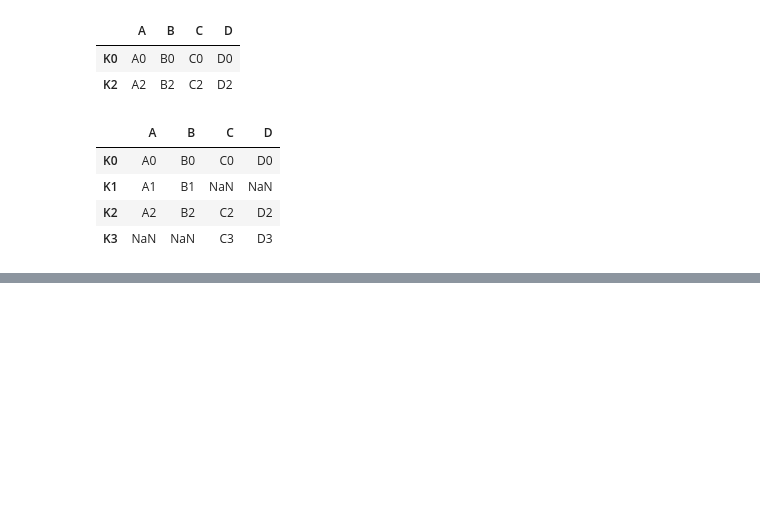
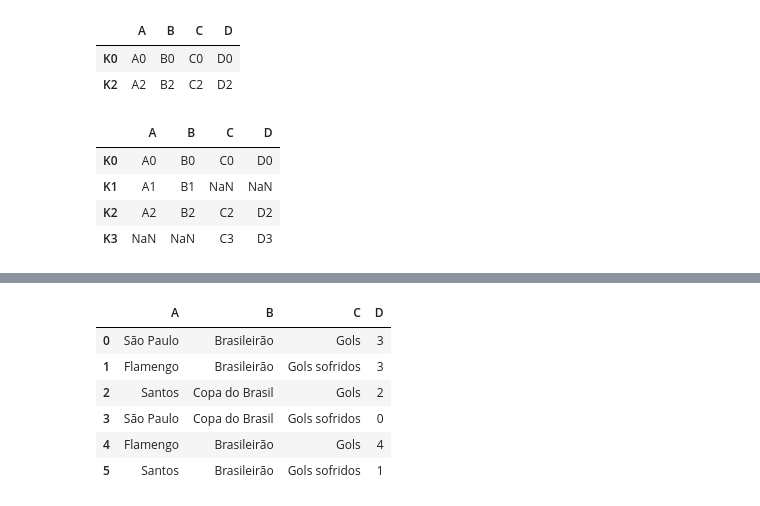
Before and after one commit to MarcoRLK/training_ml, a Jupyter notebook: 03 - my_pandas_notes.ipynb, the cells around one changed output, grey strips where cells are left out. Saved outputs shown, nothing was run; the diff lists cells and outputs as text; code cells hidden in the pictures; blank space fills up the shorter version.

```diff
--- a/03 - my_pandas_notes.ipynb
+++ b/03 - my_pandas_notes.ipynb
@@ -425,0 +484,16 @@ df_a.join(df_b, how='outer')
+# %%
+data = {'A':['São Paulo','Flamengo','Santos','São Paulo','Flamengo','Santos'],
+     'B':['Brasileirão','Brasileirão','Copa do Brasil','Copa do Brasil','Brasileirão','Brasileirão'],
+       'C':['Gols','Gols sofridos','Gols','Gols sofridos','Gols','Gols sofridos'],
+       'D':[3,3,2,0,4,1]}
+
+df = pd.DataFrame(data)
+df
+# %% [output]
+|  | A | B | C | D |
+| 0 | São Paulo | Brasileirão | Gols | 3 |
+| 1 | Flamengo | Brasileirão | Gols sofridos | 3 |
+| 2 | Santos | Copa do Brasil | Gols | 2 |
+| 3 | São Paulo | Copa do Brasil | Gols sofridos | 0 |
+| 4 | Flamengo | Brasileirão | Gols | 4 |
+| 5 | Santos | Brasileirão | Gols sofridos | 1 |
```
Also changed, not shown: parts of 15 cells of this notebook, 1 other file.
